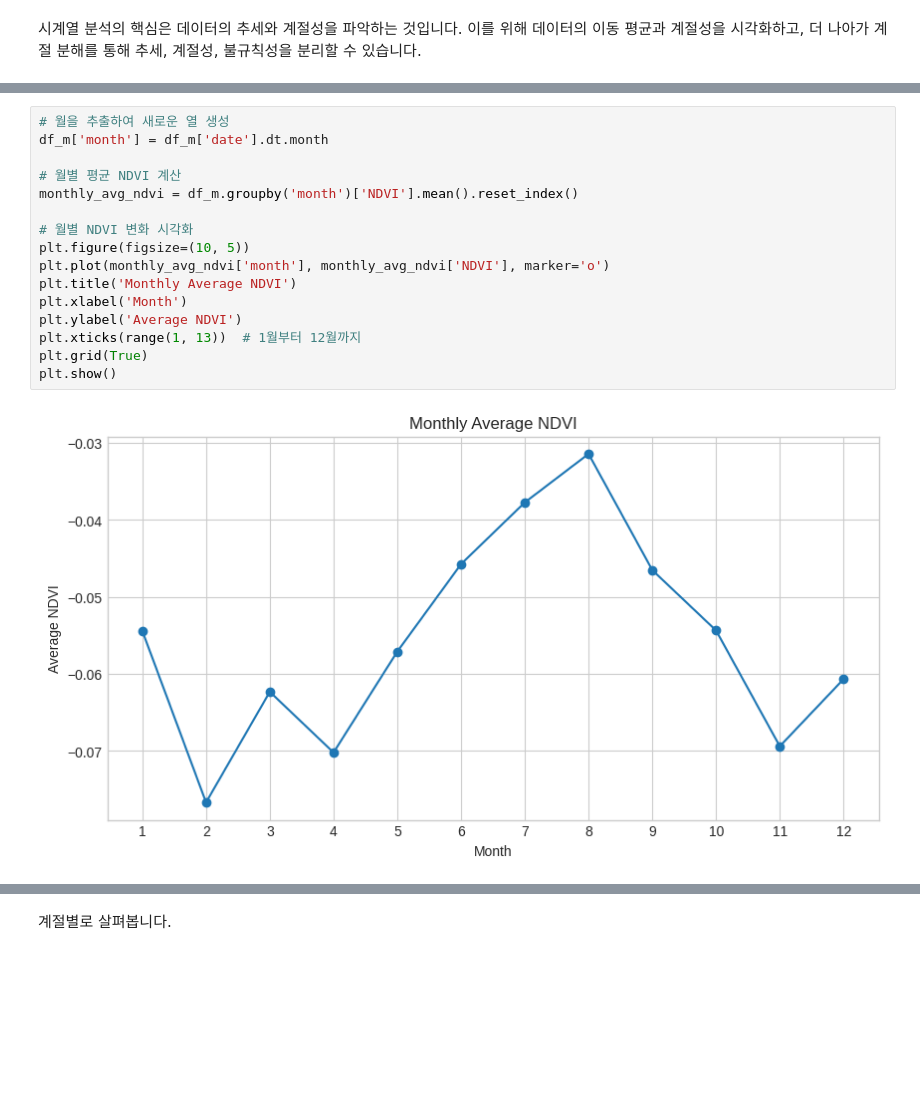
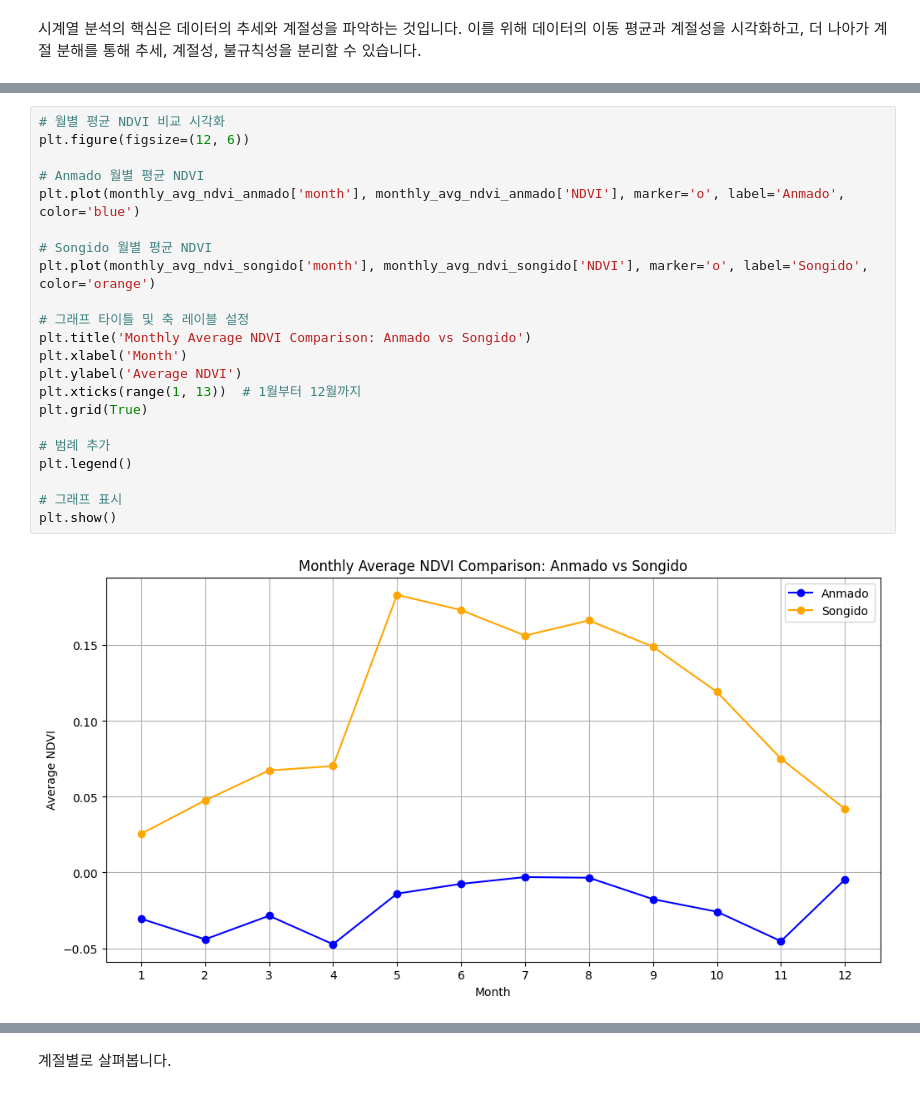
Before and after one commit to jjangmo91/Cervus-nippon_Anmado-Is., a Jupyter notebook: Cervus-nippon_forest_Anmado-Is.ipynb, the cells around one changed output, grey strips where cells are left out. Saved outputs shown, nothing was run; the diff lists cells and outputs as text; blank space fills up the shorter version.

```diff
--- a/Cervus-nippon_forest_Anmado-Is.ipynb
+++ b/Cervus-nippon_forest_Anmado-Is.ipynb
@@ -271,18 +375,24 @@ plt.show()
 # %%
-# 월을 추출하여 새로운 열 생성
-df_m['month'] = df_m['date'].dt.month
+# 월별 평균 NDVI 비교 시각화
+plt.figure(figsize=(12, 6))
 
-# 월별 평균 NDVI 계산
-monthly_avg_ndvi = df_m.groupby('month')['NDVI'].mean().reset_index()
+# Anmado 월별 평균 NDVI
+plt.plot(monthly_avg_ndvi_anmado['month'], monthly_avg_ndvi_anmado['NDVI'], marker='o', label='Anmado', color='blue')
 
-# 월별 NDVI 변화 시각화
-plt.figure(figsize=(10, 5))
-plt.plot(monthly_avg_ndvi['month'], monthly_avg_ndvi['NDVI'], marker='o')
-plt.title('Monthly Average NDVI')
+# Songido 월별 평균 NDVI
+plt.plot(monthly_avg_ndvi_songido['month'], monthly_avg_ndvi_songido['NDVI'], marker='o', label='Songido', color='orange')
+
+# 그래프 타이틀 및 축 레이블 설정
+plt.title('Monthly Average NDVI Comparison: Anmado vs Songido')
 plt.xlabel('Month')
 plt.ylabel('Average NDVI')
 plt.xticks(range(1, 13))  # 1월부터 12월까지
 plt.grid(True)
+
+# 범례 추가
+plt.legend()
+
+# 그래프 표시
 plt.show()
 # %% [output]
-[figure, old version]
+[figure, new version]
```
Also changed, not shown: parts of 35 cells of this notebook.
